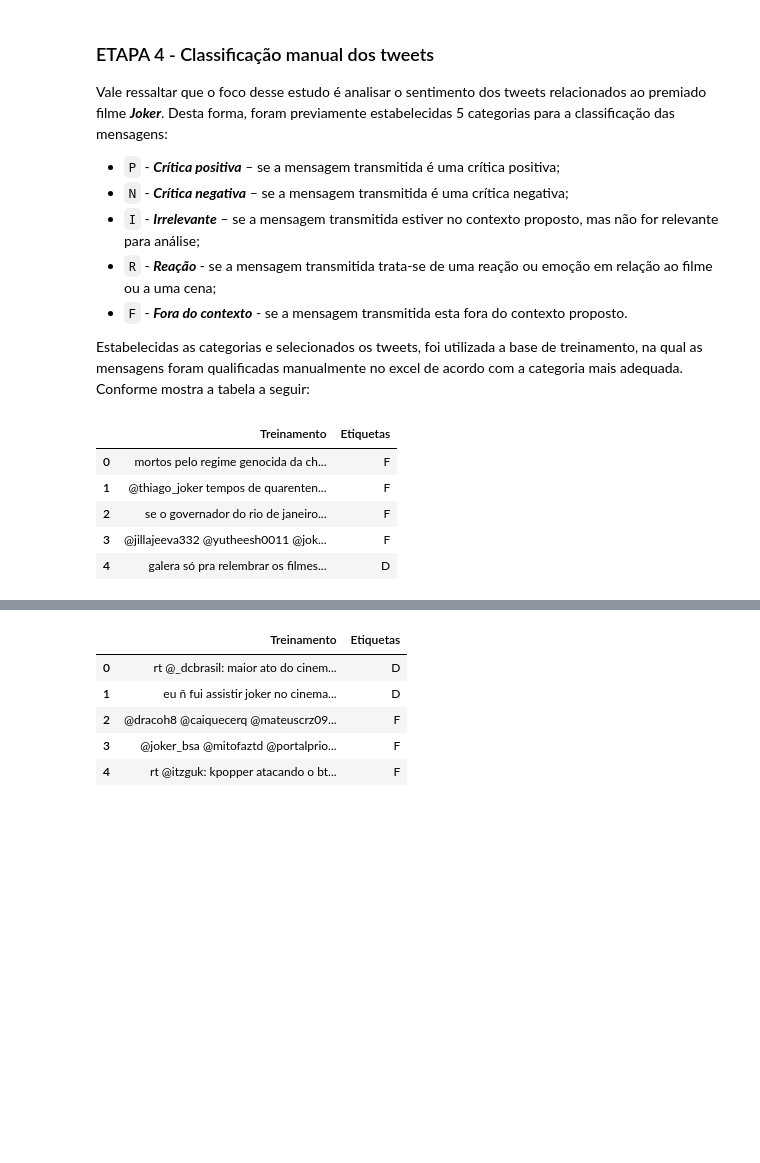
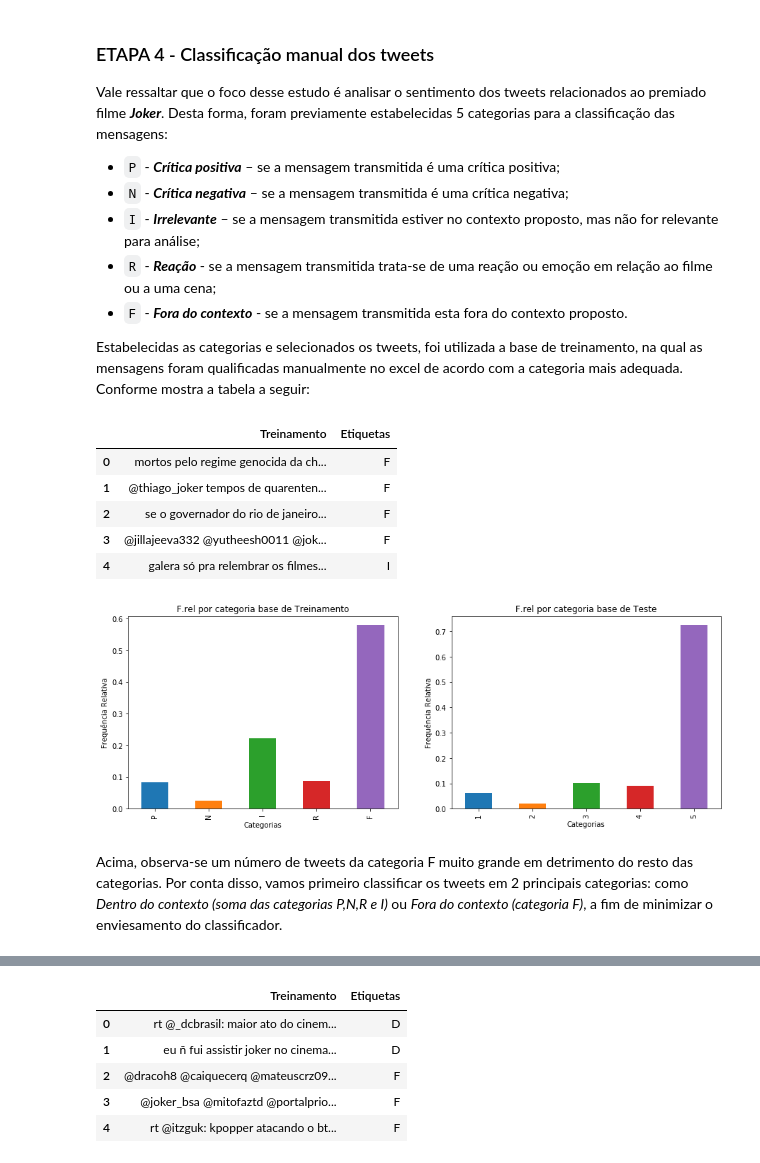
Before and after one commit to beatrizcf2/P1_Cdados_BW, a Jupyter notebook: Projeto 1 - Joker.ipynb, the cells around one changed output, grey strips where cells are left out. Drawn from its saved outputs; the diff is of its cells as text; code cells hidden in the pictures; blank space fills up the shorter version.

```diff
--- a/Projeto 1 - Joker.ipynb
+++ b/Projeto 1 - Joker.ipynb
@@ -101,7 +93,6 @@ Estabelecidas as categorias e selecionados os tweets, foi utilizada a base de tr
 # %%
 excel.loc[:,'Etiquetas'] = excel['Etiquetas'].astype('category')
 excel.Etiquetas.cat.categories = ['P','N','I','R','F']
-excel = excel.apply(pd.Series.replace, to_replace=['P','N','I', 'R'] , value='D')
 excel.head()
 # %% [output]
 |  | Treinamento | Etiquetas |
@@ -109,4 +100,29 @@ excel.head()
 | 1 | @thiago_joker tempos de quarenten... | F |
 | 2 | se o governador do rio de janeiro... | F |
 | 3 | @jillajeeva332 @yutheesh0011 @jok... | F |
-| 4 | galera só pra relembrar os filmes... | D |
+| 4 | galera só pra relembrar os filmes... | I |
+# %%
+#Grafico para observar a distribuição das categorias P,N,I,R,F
+
+fig = plt.figure(figsize=(15, 5))
+
+plt.subplot(1, 2, 1)
+t1 = pd.Series(excel.Etiquetas).value_counts(True).sort_index()
+t1.plot(kind='bar')
+plt.title('F.rel por categoria base de Treinamento')
+plt.ylabel('Frequência Relativa')
+plt.xlabel('Categorias')
+
+
+plt.subplot(1, 2, 2)
+t2 = pd.Series(excel_teste.Etiquetas).value_counts(True).sort_index()
+t2.plot(kind='bar')
+plt.title('F.rel por categoria base de Teste')
+plt.ylabel('Frequência Relativa')
+plt.xlabel('Categorias')
+
+plt.show()
+# %% [output]
+[figure, added]
+# %% [markdown]
+Acima, observa-se um número de tweets da categoria F muito grande em detrimento do resto das categorias. Por conta disso, vamos primeiro classificar os tweets em 2 principais categorias: como *Dentro do contexto (soma das categorias P,N,R e I)* ou *Fora do contexto (categoria F)*, a fim de minimizar o enviesamento do classificador.
```
Also changed, not shown: parts of 23 cells of this notebook, 2 other files.
